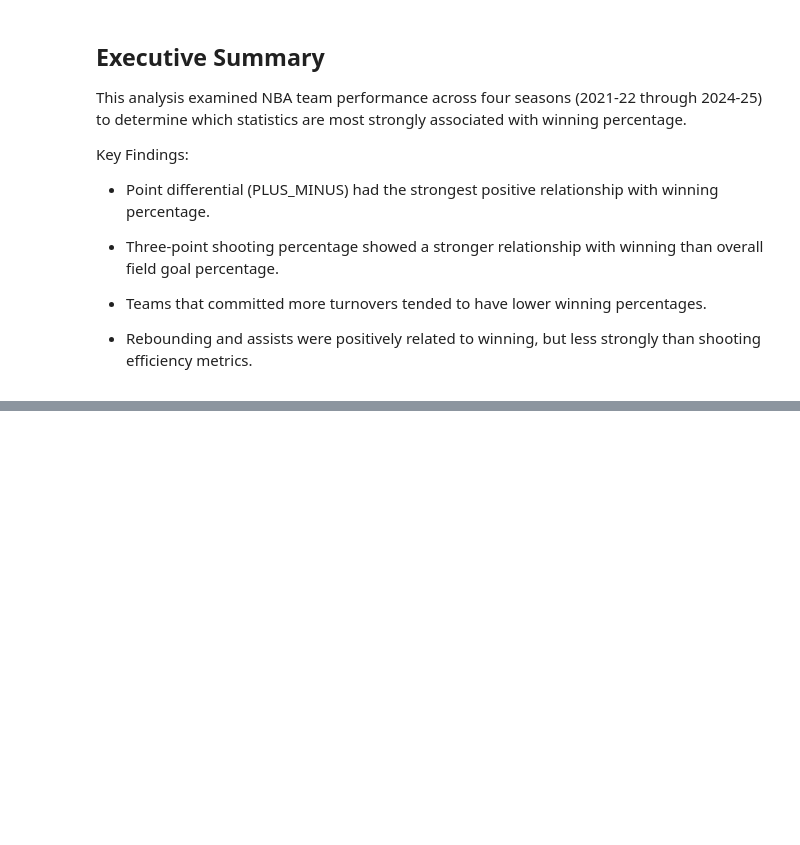
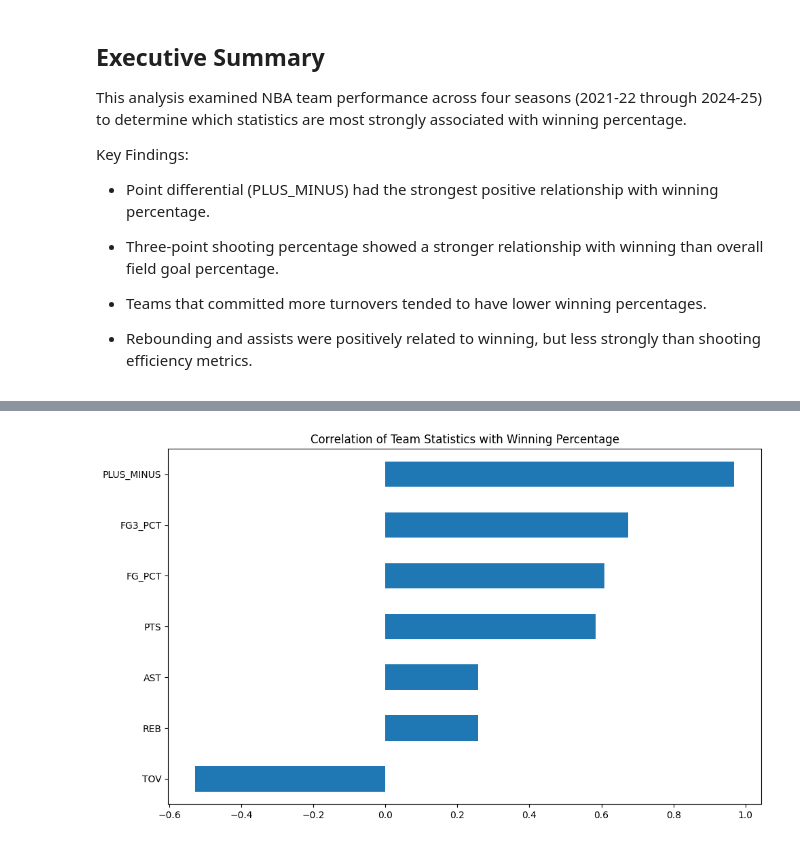
Before and after one commit to Kel-02/nba-team-win-analysis, a Jupyter notebook: notebooks/01_eda.ipynb, the cells around one changed output, grey strips where cells are left out. Cells and saved outputs as stored; diff of their text form; code cells hidden in the pictures; blank space fills up the shorter version.

```diff
--- a/notebooks/01_eda.ipynb
+++ b/notebooks/01_eda.ipynb
@@ -244,0 +370,20 @@ Key Findings:
+# %%
+plt.figure(figsize=(10,6))
+
+corr_wpct.plot(kind="barh")
+
+plt.title(
+    "Correlation of Team Statistics with Winning Percentage"
+)
+
+plt.tight_layout()
+
+plt.savefig(
+    "../outputs/top_drivers_of_winning.png",
+    dpi=300,
+    bbox_inches="tight"
+)
+
+plt.show()
+# %% [output]
+[figure, added]
```
Also changed, not shown: parts of 7 cells of this notebook, 1 other file.
